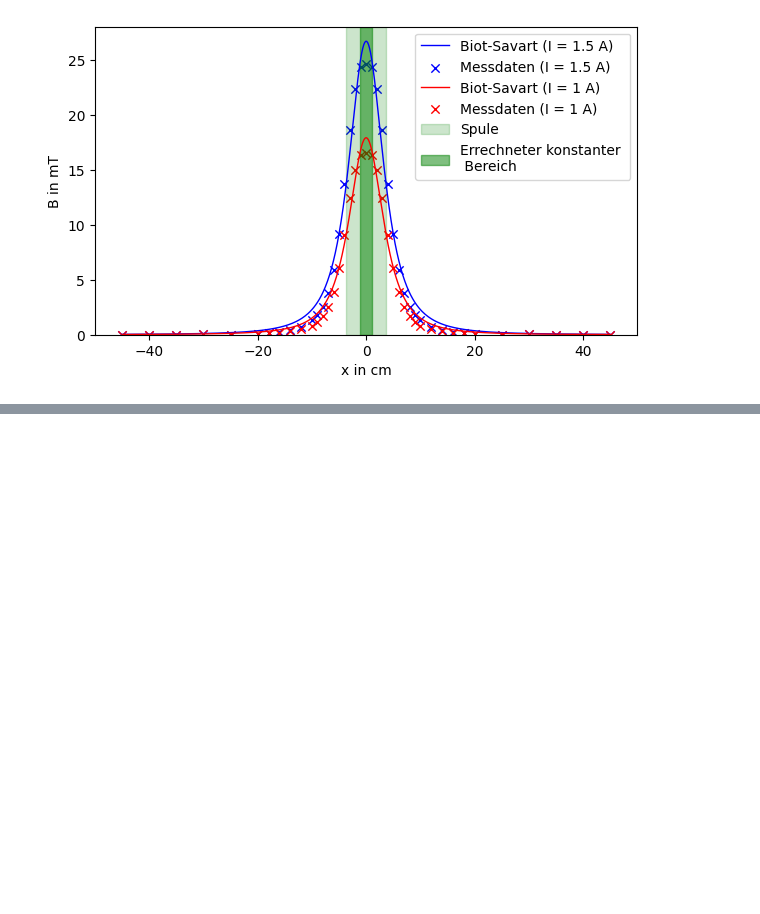
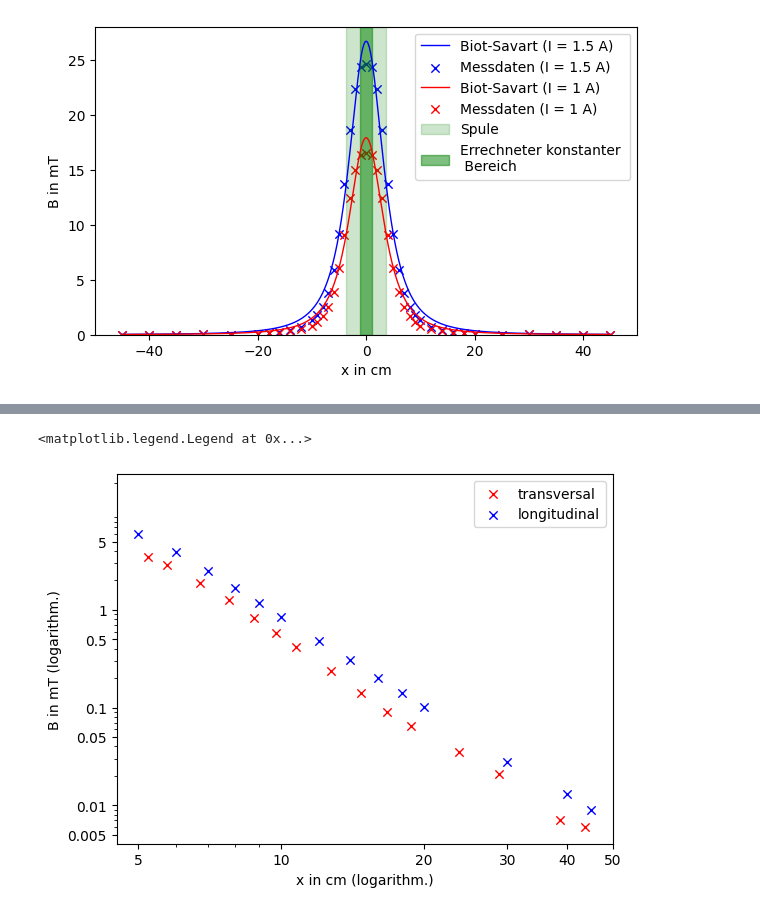
Before and after one commit to MaggdaDev/AP2, a Jupyter notebook: MAG/mag.ipynb, the cells around one changed output, grey strips where cells are left out. Drawn from its saved outputs; the diff is of its cells as text; code cells hidden in the pictures; blank space fills up the shorter version.

```diff
--- a/MAG/mag.ipynb
+++ b/MAG/mag.ipynb
@@ -290,0 +328,23 @@ Plot ohne Kern.
+# %%
+### transversal
+fig,ax = plt.subplots()
+
+ax.set_xscale("log")
+ax.set_yscale("log")
+plt.scatter(xDataTransversal*100, bDataTransversal1AmpereMirrored*1000, color="r", label="transversal")
+plt.scatter(xDataOhneKernMirrored*100, bDataOhneKern1AmpereMirrored*1000, color="b", label="longitudinal")
+plt.xlabel("x in cm (logarithm.)")
+plt.ylabel("B in mT (logarithm.)")
+
+xTicks = (5,10,20,30,40,50)
+yTicks = (0.005,0.01, 0.05,0.1, 0.5, 1, 5)
+ax.set_xticks(xTicks)
+ax.set_xticklabels(xTicks)
+
+ax.set_yticks(yTicks)
+ax.set_yticklabels(yTicks)
+plt.xlim(4.5,50)
+plt.legend()
+# %% [output]
+<matplotlib.legend.Legend at 0x...>
+[figure, added]
```
Also changed, not shown: parts of 2 cells of this notebook, 4 other files.
